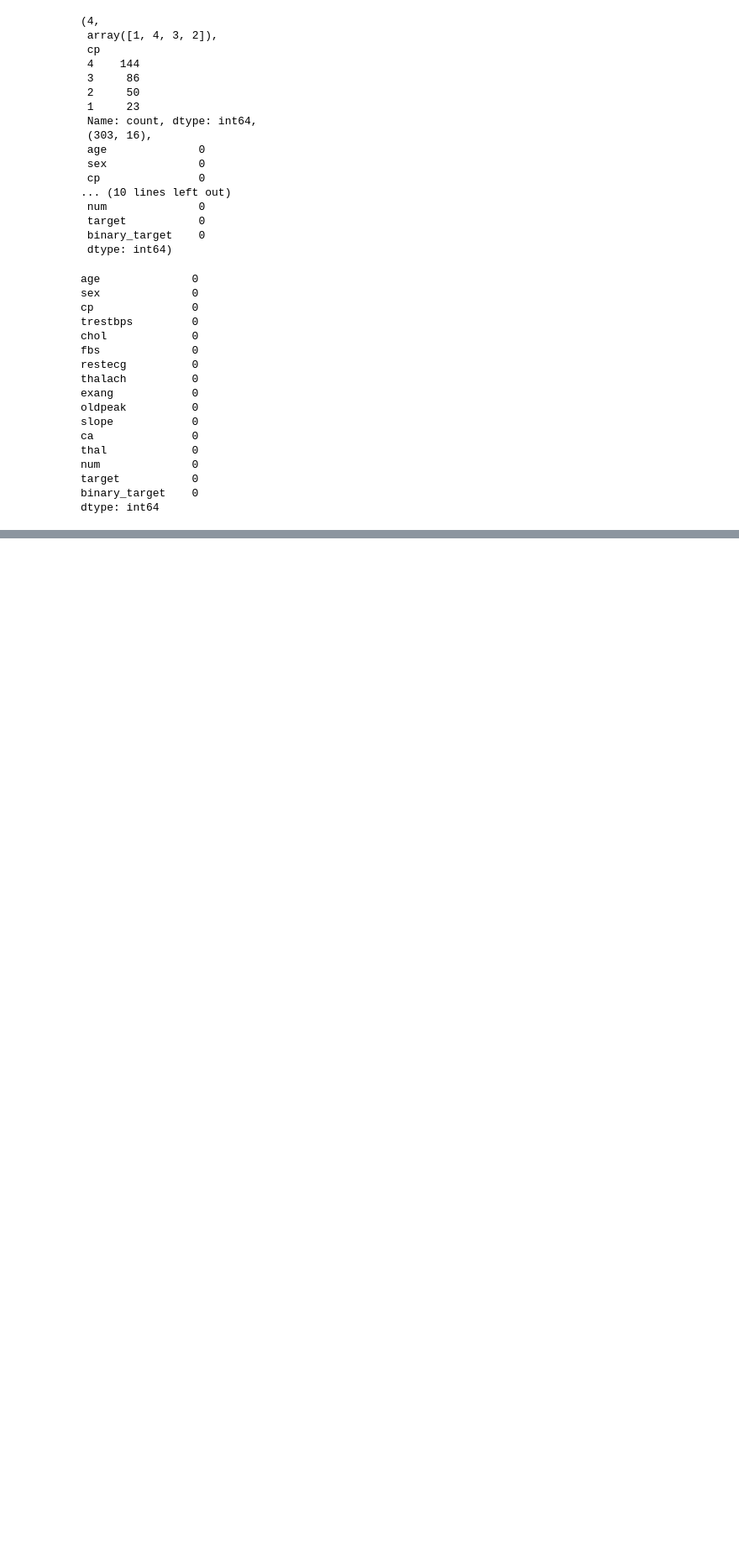
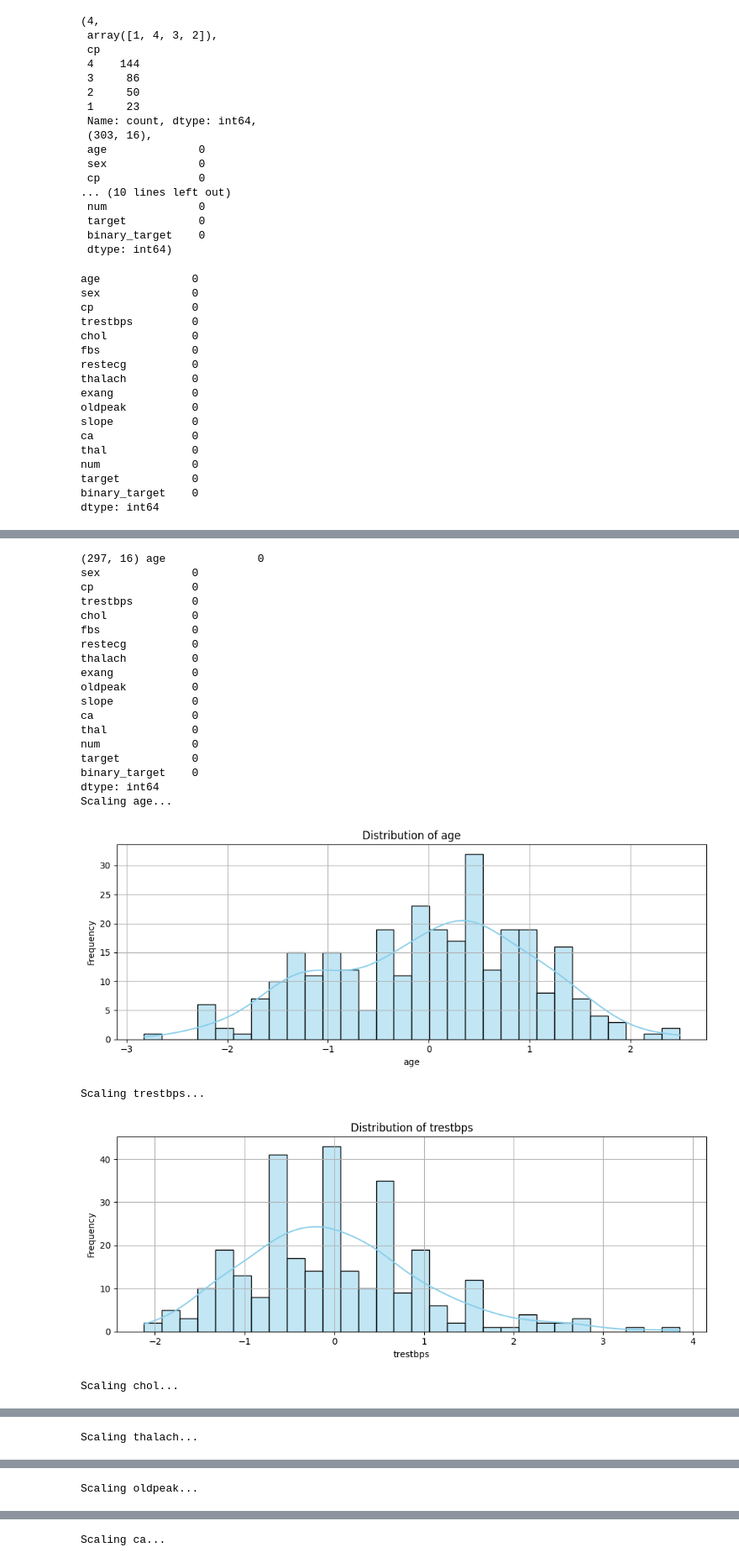
Before and after one commit to prem-poudel/ml-portfolio-react-django, a Jupyter notebook: backend/notebooks/disease_pred_training.ipynb, the cells around one changed output, grey strips where cells are left out. Shown at 84% size. Cells and saved outputs as stored; diff of their text form; code cells hidden in the pictures; blank space fills up the shorter version.

```diff
--- a/backend/notebooks/disease_pred_training.ipynb
+++ b/backend/notebooks/disease_pred_training.ipynb
@@ -136,0 +163,41 @@ num = ['age', 'trestbps', 'chol', 'thalach', 'oldpeak','ca']
+# %%
+def histogram_plot(df, col):
+    plt.figure(figsize=(10, 4))
+    plt.title(f"Distribution of {col}")
+    sns.histplot(df[col], kde=True, bins=30, color='skyblue', edgecolor='black')
+    plt.xlabel(col)
+    plt.ylabel('Frequency')
+    plt.grid(True)
+    plt.tight_layout()
+    plt.show()
+# %%
+df_scaled = df.copy()
+print(df_scaled.shape, df_scaled.isna().sum())
+
+for col in numeric_cols:
+    print(f"Scaling {col}...")
+    df_scaled[col] = StandardScaler().fit_transform(df[[col]])
+    histogram_plot(df_scaled, col)
+# %% [output]
+(297, 16) age              0
+sex              0
+cp               0
+trestbps         0
+chol             0
+fbs              0
+restecg          0
+thalach          0
+exang            0
+oldpeak          0
+slope            0
+ca               0
+thal             0
+num              0
+target           0
+binary_target    0
+dtype: int64
+Scaling age...
+[figure, added]
+Scaling trestbps...
+[figure, added]
+Scaling chol...
@@ -136,0 +205 @@ num = ['age', 'trestbps', 'chol', 'thalach', 'oldpeak','ca']
+Scaling thalach...
@@ -136,0 +207 @@ num = ['age', 'trestbps', 'chol', 'thalach', 'oldpeak','ca']
+Scaling oldpeak...
@@ -136,0 +209 @@ num = ['age', 'trestbps', 'chol', 'thalach', 'oldpeak','ca']
+Scaling ca...
```
Also changed, not shown: parts of 12 cells of this notebook.
